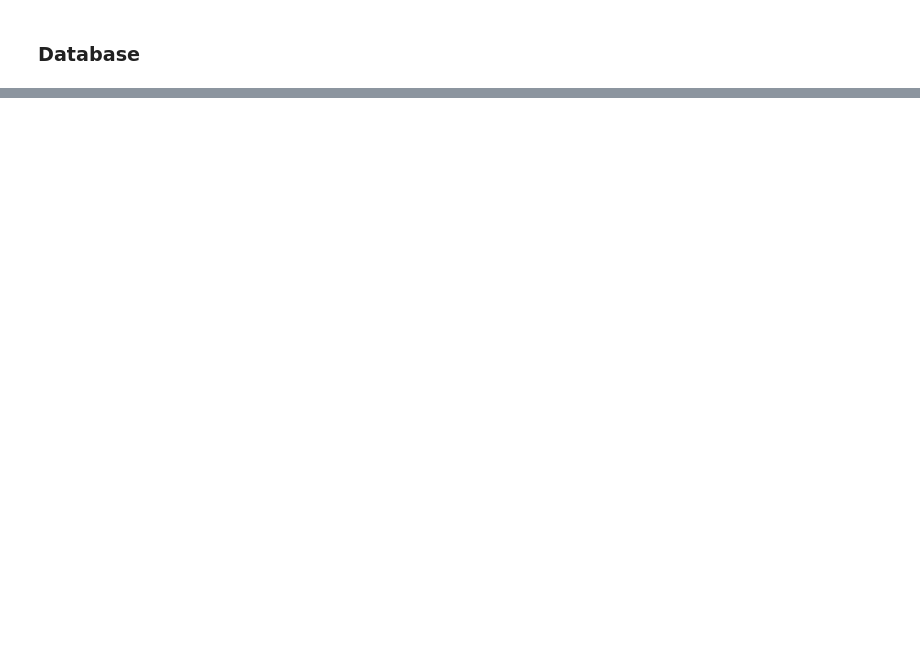
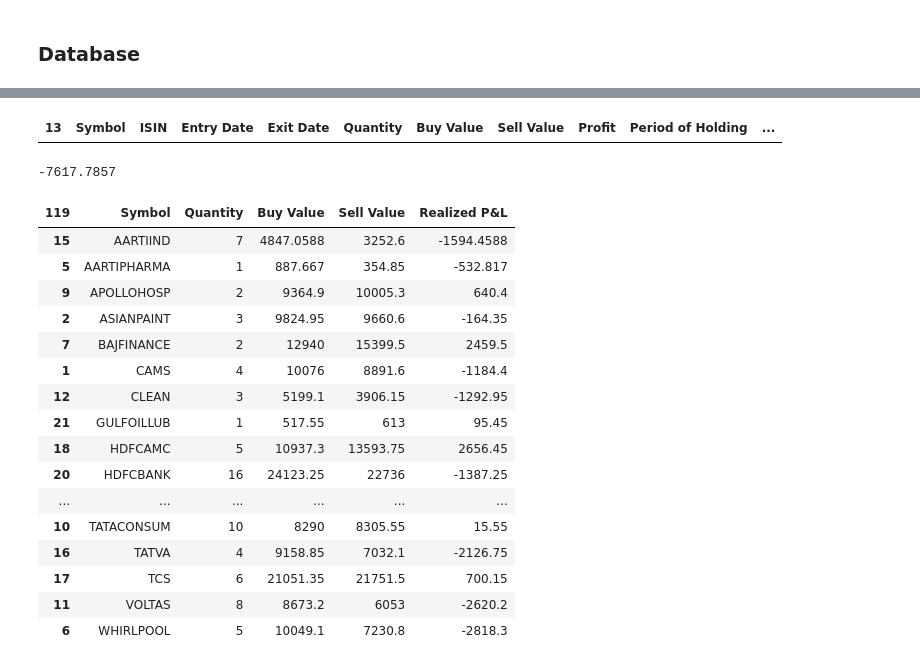
Before and after one commit to Spyder96/data-mnp, a Jupyter notebook: a_zerodha/zerodha.ipynb, the cells around one changed output, grey strips where cells are left out. Saved outputs shown, nothing was run; the diff lists cells and outputs as text; code cells hidden in the pictures; blank space fills up the shorter version.

```diff
--- a/a_zerodha/zerodha.ipynb
+++ b/a_zerodha/zerodha.ipynb
@@ -147,0 +198,4 @@ connection.close()
+# %%
+lt[lt['Symbol'] == '3MINDIA']
+# %% [output]
+| 13 | Symbol | ISIN | Entry Date | Exit Date | Quantity | Buy Value | Sell Value | Profit | Period of Holding | ... |
@@ -147,0 +204,4 @@ connection.close()
+# %%
+grouped_df['Profit'].sum()
+# %% [output]
+-7617.7857
@@ -147,0 +246,20 @@ connection.close()
+# %%
+lt_df.sort_values(by= 'Symbol')
+# %% [output]
+| 119 | Symbol | Quantity | Buy Value | Sell Value | Realized P&L |
+| 15 | AARTIIND | 7 | 4847.0588 | 3252.6 | -1594.4588 |
+| 5 | AARTIPHARMA | 1 | 887.667 | 354.85 | -532.817 |
+| 9 | APOLLOHOSP | 2 | 9364.9 | 10005.3 | 640.4 |
+| 2 | ASIANPAINT | 3 | 9824.95 | 9660.6 | -164.35 |
+| 7 | BAJFINANCE | 2 | 12940 | 15399.5 | 2459.5 |
+| 1 | CAMS | 4 | 10076 | 8891.6 | -1184.4 |
+| 12 | CLEAN | 3 | 5199.1 | 3906.15 | -1292.95 |
+| 21 | GULFOILLUB | 1 | 517.55 | 613 | 95.45 |
+| 18 | HDFCAMC | 5 | 10937.3 | 13593.75 | 2656.45 |
+| 20 | HDFCBANK | 16 | 24123.25 | 22736 | -1387.25 |
+| ... | ... | ... | ... | ... | ... |
+| 10 | TATACONSUM | 10 | 8290 | 8305.55 | 15.55 |
+| 16 | TATVA | 4 | 9158.85 | 7032.1 | -2126.75 |
+| 17 | TCS | 6 | 21051.35 | 21751.5 | 700.15 |
+| 11 | VOLTAS | 8 | 8673.2 | 6053 | -2620.2 |
+| 6 | WHIRLPOOL | 5 | 10049.1 | 7230.8 | -2818.3 |
```
Also changed, not shown: parts of 31 cells of this notebook, 5 other files.
